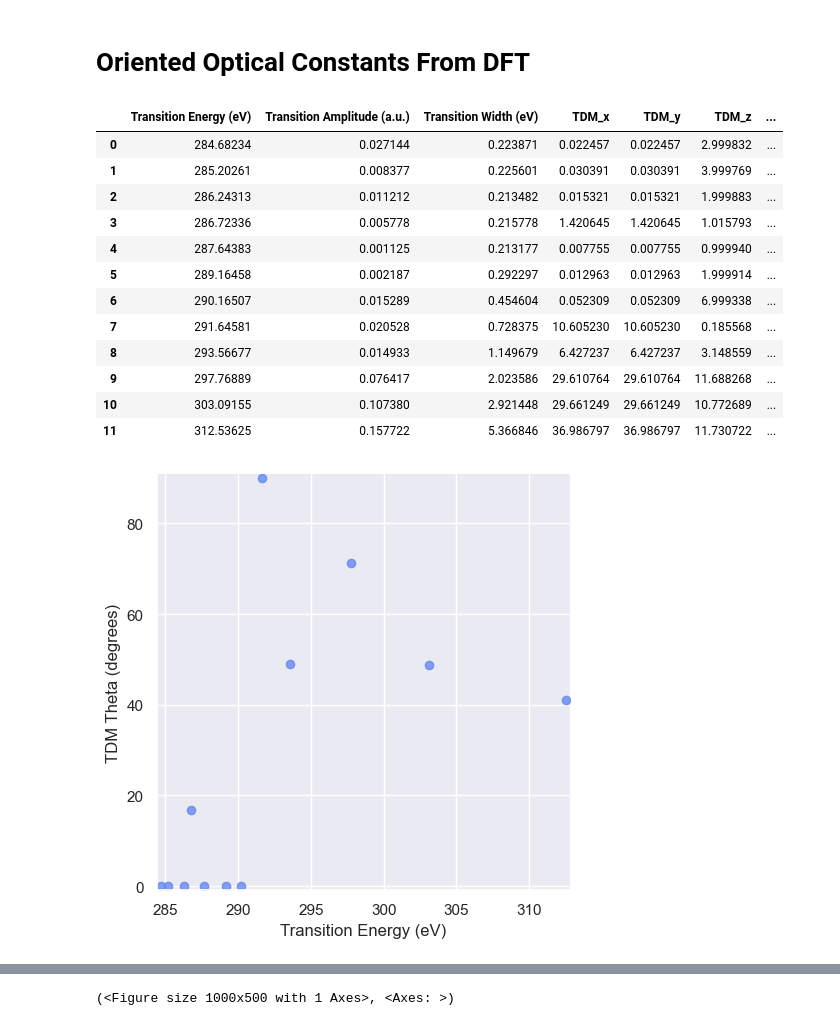
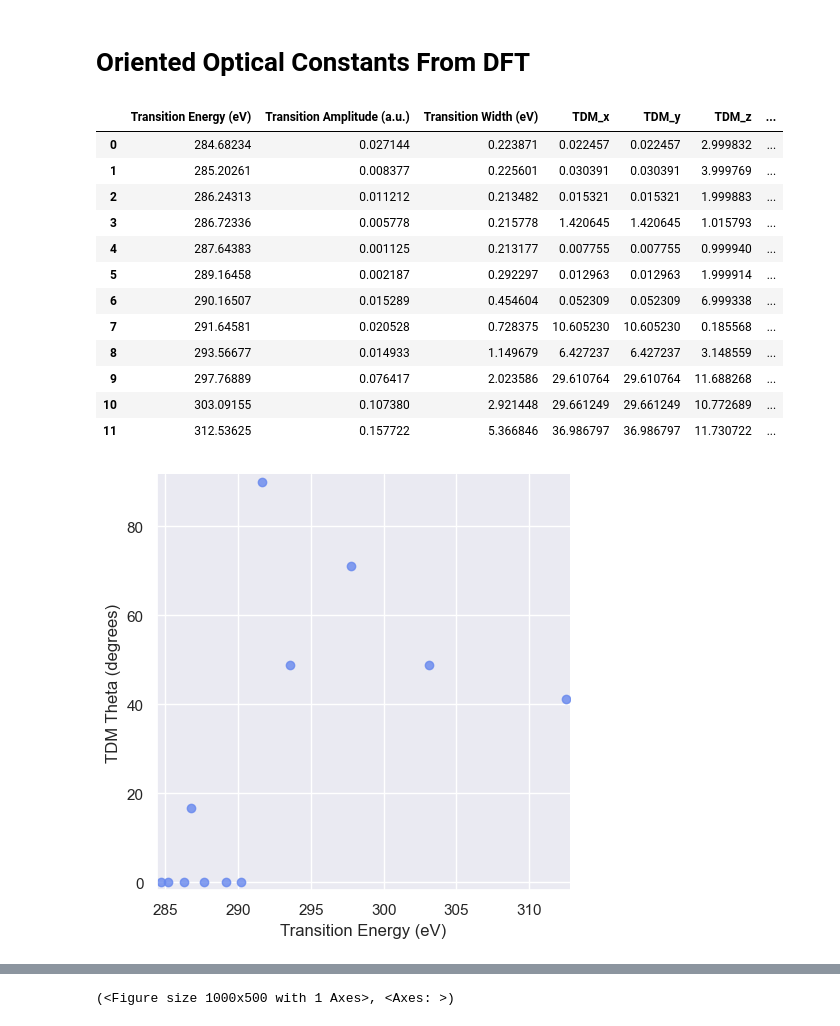
Before and after one commit to WSU-Carbon-Lab/pyref, a Jupyter notebook: docs/RoomTempFitting.ipynb, the cells around one changed output, grey strips where cells are left out. Cells and saved outputs as stored; diff of their text form; code cells hidden in the pictures.

```diff
--- a/docs/RoomTempFitting.ipynb
+++ b/docs/RoomTempFitting.ipynb
@@ -21,7 +21,7 @@ import periodictable.xsf as xsf
 
 sns.set_context("paper", font_scale=1.5)
 sns.set_theme(
-    rc={"figure.figsize": (10, 5), "axes.xmargin": 0.01, "axes.ymargin": 0.01}
+    rc={"figure.figsize": (10, 5), "axes.xmargin": 0.01, "axes.ymargin": 0.02}
 )
 sns.set_palette("coolwarm")
 # %%
@@ -71,7 +71,7 @@ znpc_data = to_refnx_dataset(zrt_rt)
 # %% [markdown]
 # Oriented Optical Constants From DFT
 # %%
-class DftDataFrame(pd.DataFrame):
+class AllParams(pd.DataFrame):
     cols = [
          "Transition Energy (eV)",
          "Transition Amplitude (a.u.)",
@@ -87,32 +87,32 @@ class DftDataFrame(pd.DataFrame):
          "TDM_xy",
          "TDM_xz",
          "TDM_yz",
          "Originating atom",
          "Originating MO",
         #  "Final Cluster transition was placed in",
         ]
     def __init__(self, filepath):
         super().__init__()
         df = pd.read_csv(filepath, skiprows=1)
         df.columns = self.cols
         self.__dict__.update(df.__dict__)
 
 
-dft = DftDataFrame(d_path / "allParamsSorted.txt")
+dft = AllParams(d_path / "allParamsSorted.txt")
 sns.lmplot(data = dft, palette="pastel", x = "Transition Energy (eV)", y = "TDM Theta (degrees)", fit_reg=False)
 dft
 # %% [output]
 |  | Transition Energy (eV) | Transition Amplitude (a.u.) | Transition Width (eV) | TDM_x | TDM_y | TDM_z | ... |
 | 0 | 284.68234 | 0.027144 | 0.223871 | 0.022457 | 0.022457 | 2.999832 | ... |
 | 1 | 285.20261 | 0.008377 | 0.225601 | 0.030391 | 0.030391 | 3.999769 | ... |
 | 2 | 286.24313 | 0.011212 | 0.213482 | 0.015321 | 0.015321 | 1.999883 | ... |
 | 3 | 286.72336 | 0.005778 | 0.215778 | 1.420645 | 1.420645 | 1.015793 | ... |
 | 4 | 287.64383 | 0.001125 | 0.213177 | 0.007755 | 0.007755 | 0.999940 | ... |
 | 5 | 289.16458 | 0.002187 | 0.292297 | 0.012963 | 0.012963 | 1.999914 | ... |
 | 6 | 290.16507 | 0.015289 | 0.454604 | 0.052309 | 0.052309 | 6.999338 | ... |
 | 7 | 291.64581 | 0.020528 | 0.728375 | 10.605230 | 10.605230 | 0.185568 | ... |
 | 8 | 293.56677 | 0.014933 | 1.149679 | 6.427237 | 6.427237 | 3.148559 | ... |
 | 9 | 297.76889 | 0.076417 | 2.023586 | 29.610764 | 29.610764 | 11.688268 | ... |
 | 10 | 303.09155 | 0.107380 | 2.921448 | 29.661249 | 29.661249 | 10.772689 | ... |
 | 11 | 312.53625 | 0.157722 | 5.366846 | 36.986797 | 36.986797 | 11.730722 | ... |
-[figure, old version]
+[figure, new version]
```
Also changed, not shown: parts of 6 cells of this notebook.
